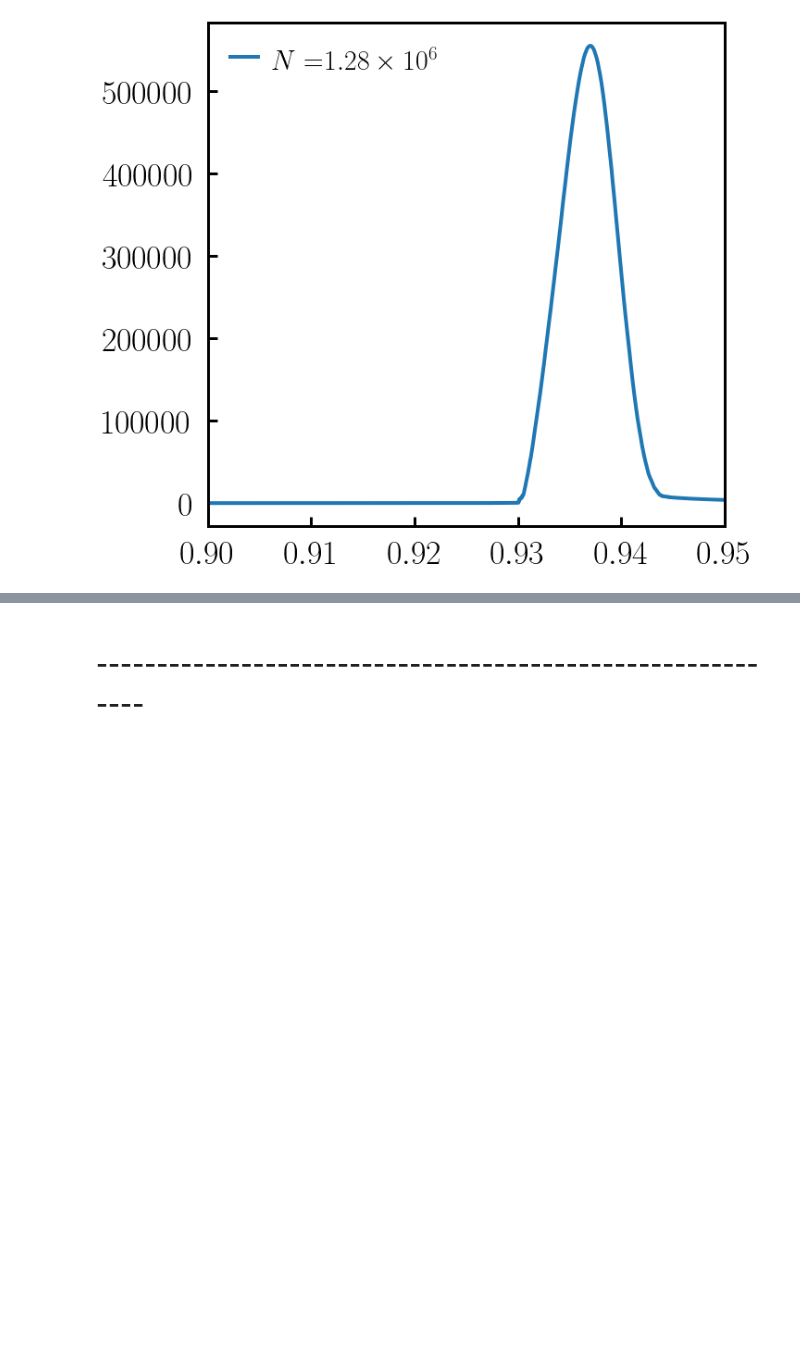
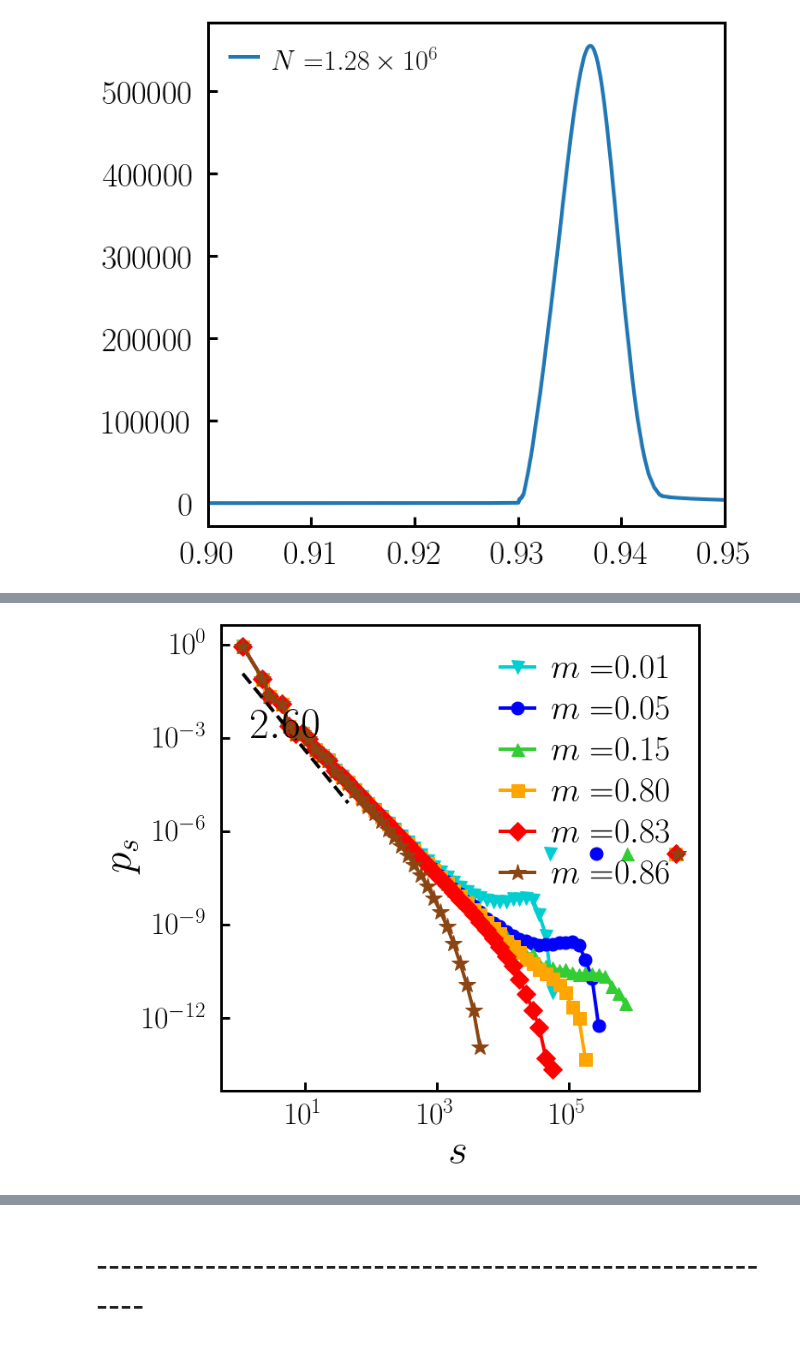
Before and after one commit to hoyunchoi/mBFW-Git, a Jupyter notebook: main-plot.ipynb, the cells around one changed output, grey strips where cells are left out. Saved outputs shown, nothing was run; the diff lists cells and outputs as text; code cells hidden in the pictures; blank space fills up the shorter version.

```diff
--- a/main-plot.ipynb
+++ b/main-plot.ipynb
@@ -31,11 +31,13 @@ orderParameterVariance_trial = {}
 # networkSize = 1.28e6
 acceptanceThreshold = 0.5
 repeater = 0.1
-# for networkSize in networkSizeList:
-for networkSize in [1.28e6]:
-    # clusterSizeDist[networkSize, acceptanceThreshold, repeater] = read("clusterSizeDist", networkSize, acceptanceThreshold, repeater)
-    # clusterSizeDist_exact[networkSize, acceptanceThreshold, repeater] = read("clusterSizeDist_exact", networkSize, acceptanceThreshold, repeater)
-    # clusterSizeDist_time[networkSize, acceptanceThreshold, repeater] = read("clusterSizeDist_time", networkSize, acceptanceThreshold, repeater)
+for networkSize in networkSizeList[:-1]:
+# for networkSize in [1.28e6]:
+    for repeater in [0.01, 0.05, 0.1, 0.15, 0.2, 0.3, 0.4, 0.5, 0.6, 0.7, 0.8, 0.81, 0.82, 0.83, 0.84, 0.85, 0.86, 0.87, 0.88, 0.89, 0.9]:
+        clusterSizeDist[networkSize, acceptanceThreshold, repeater] = read("clusterSizeDist", networkSize, acceptanceThreshold, repeater)
+        clusterSizeDist_exact[networkSize, acceptanceThreshold, repeater] = read("clusterSizeDist_exact", networkSize, acceptanceThreshold, repeater)
+    for repeater in [0.9, 0.91, 0.92, 0.93, 0.931, 0.932, 0.933, 0.934, 0.935, 0.936, 0.937, 0.938, 0.939, 0.94, 0.95, 0.96]:
+        clusterSizeDist_time[networkSize, acceptanceThreshold, repeater] = read("clusterSizeDist_time", networkSize, acceptanceThreshold, repeater)
     # meanClusterSize[networkSize, acceptanceThreshold] = read("meanClusterSize", networkSize, acceptanceThreshold)
     # meanClusterSize_trial[networkSize, acceptanceThreshold] = read("meanClusterSize_trial", networkSize, acceptanceThreshold)
     # orderParameter[networkSize, acceptanceThreshold] = read("orderParameter", networkSize, acceptanceThreshold)
@@ -138,0 +143,68 @@ plt.show()
+# %%
+_, ax = plt.subplots(figsize=(10,10))
+
+networkSize = 5120000
+acceptanceThreshold = 0.5
+# 0.01, 0.05, 0.1, 0.15, 0.2, 0.3, 0.4, 0.5, 0.6, 0.7, 0.8, 0.81, 0.82, 0.83, 0.84, 0.85, 0.86, 0.87, 0.88, 0.89, 0.9
+
+# default plot
+op = 0.01
+cs, dist = clusterSizeDist_exact[networkSize, acceptanceThreshold, op]
+ax.plot(cs, dist, marker='v', color='darkturquoise', label=latexString("m=")+latexFloat(op,2))
+ax.plot(op*networkSize, 1/networkSize, marker='v', color='darkturquoise')
+
+op = 0.05
+cs, dist = clusterSizeDist_exact[networkSize, acceptanceThreshold, op]
+ax.plot(cs, dist, marker='o', color='blue', label=latexString("m=")+latexFloat(op,2))
+ax.plot(op*networkSize, 1/networkSize, marker='o', color='blue')
+
+op = 0.15
+cs, dist = clusterSizeDist_exact[networkSize, acceptanceThreshold, op]
+ax.plot(cs, dist, marker='^', color='limegreen', label=latexString("m=")+latexFloat(op,2))
+ax.plot(op*networkSize, 1/networkSize, marker='^', color='limegreen')
+
+op = 0.8
+cs, dist = clusterSizeDist_exact[networkSize, acceptanceThreshold, op]
+ax.plot(cs, dist, marker='s', color='orange', label=latexString("m=")+latexFloat(op,2))
+ax.plot(op*networkSize, 1/networkSize, marker='s', color='orange')
+
+op = 0.83
+cs, dist = clusterSizeDist_exact[networkSize, acceptanceThreshold, op]
+ax.plot(cs, dist, marker='D', color='red', label=latexString("m=")+latexFloat(op,2))
+ax.plot(op*networkSize, 1/networkSize, marker='D', color='red')
+
+# log fit
+fitX, fitY, tau, residual = logFit(cs[0:14], dist[0:14], offset=0.5)
+ax.plot(fitX, fitY, 'k--')
+ax.text(1.5,1e-3, latexFloat(-1*tau,2), fontsize=50)
+
+op = 0.86
+cs, dist = clusterSizeDist_exact[networkSize, acceptanceThreshold, op]
+ax.plot(cs, dist, marker='*', markersize=20, color='saddlebrown', label=latexString("m=")+latexFloat(op,2))
+ax.plot(op*networkSize, 1/networkSize, marker='*', markersize=20, color='saddlebrown')
+
+# default setting
+ax.set_xlabel(latexString("s"))
+ax.set_ylabel(latexString("p_s"))
+ax.set_xscale('log')
+ax.set_yscale('log')
+ax.legend(loc="upper right")
+# ax.set_xlim([1,1e4])
+# ax.set_ylim([1e-6,1])
+# xtick = [1e0, 1e1, 1e2, 1e3, 1e4]
+# ytick = [1e-6, 1e-4, 1e-2, 1]
+# ax.set_xticks(xtick)
+# ax.set_yticks(ytick)
+# ax.set_xticklabels(list_latexSci(xtick))
+# ax.set_yticklabels(list_latexSci(ytick))
+# minortick_x = matplotlib.ticker.LogLocator(base=1e2, subs=np.append(np.arange(1,10,1),np.arange(10,100,10)))
+# ax.xaxis.set_minor_locator(minortick_x)
+# ax.xaxis.set_minor_formatter(matplotlib.ticker.NullFormatter())
+# minortick_y = matplotlib.ticker.LogLocator(base=1e2, subs=np.arange(10,100,10))
+# ax.yaxis.set_minor_locator(minortick_y)
+# ax.yaxis.set_minor_formatter(matplotlib.ticker.NullFormatter())
+
+# save and show
+plt.show()
+# %% [output]
+[figure, added]
```
Also changed, not shown: parts of 3 cells of this notebook, 2 other files.
